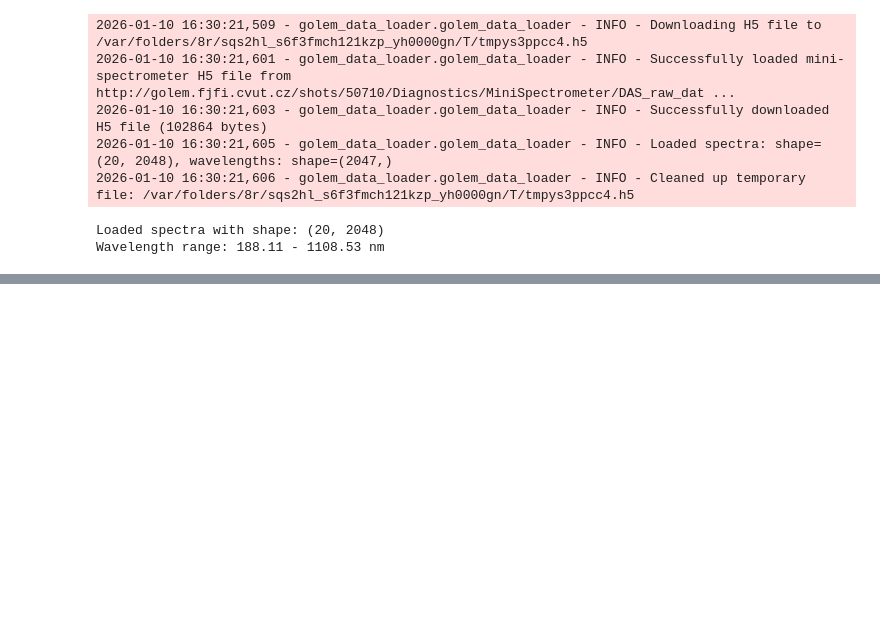
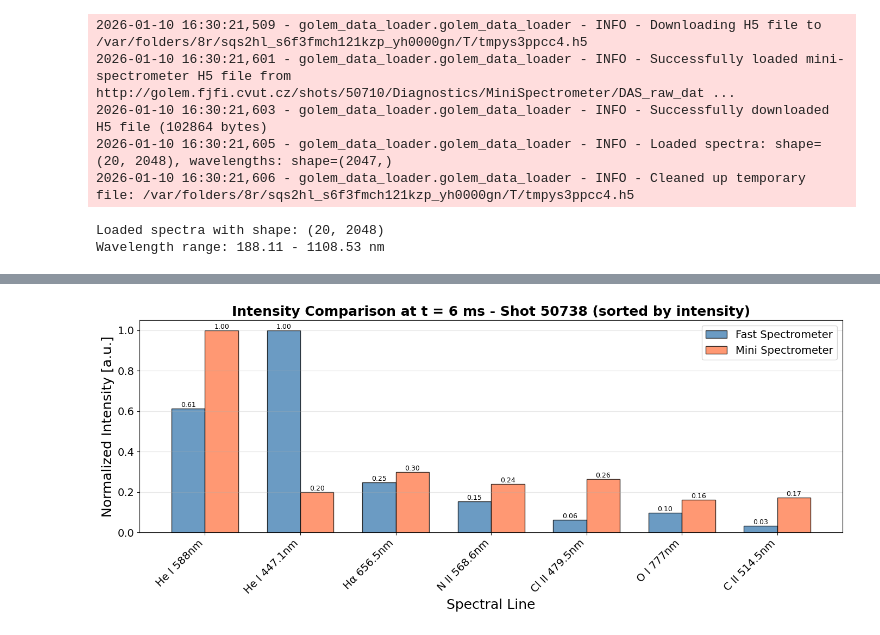
Before and after one commit to samostanek/PRPL2025_ZS, a Jupyter notebook: fast_spectrometry_graphs.ipynb, the cells around one changed output, grey strips where cells are left out. Drawn from its saved outputs; the diff is of its cells as text; code cells hidden in the pictures; blank space fills up the shorter version.

```diff
--- a/fast_spectrometry_graphs.ipynb
+++ b/fast_spectrometry_graphs.ipynb
@@ -304,0 +328,97 @@ plt.show()
+# %%
+# Time point to compare (in milliseconds)
+t = 6  # ms
+
+# Prepare data for histogram
+line_names = []
+fast_spec_intensities = []
+mini_spec_intensities = []
+
+for peak in peaks:
+    if peak['name'] == "Whole":
+        continue
+
+    line_names.append(peak["name"])
+
+    # --- Fast Spectrometer intensity at time t ---
+    # Get time and intensity data from fast spectrometer
+    start_index = np.nonzero(peak["fs_data"].iloc[:, 0] > 1e-3)[0][0]
+    t_fs = peak["fs_data"].iloc[:, 0][start_index:] * 1e3  # convert to ms
+    u_fs = peak["fs_data"].iloc[:, 1][start_index:]
+
+    # Interpolate fast spectrometer intensity at time t
+    fast_intensity = np.interp(t, t_fs, u_fs)
+    fast_spec_intensities.append(fast_intensity)
+
+    # --- Mini Spectrometer intensity at time t ---
+    # Compute mini spectrometer intensity using the extracted function
+    mini_spectrometer_t, mini_spectrometer_intensity = compute_mini_spectrometer_intensity(
+        Spectra, Wavelengths, peak["wavelength"], peak["fwhm"], qe_data, peak["qe_channel"]
+    )
+
+    # Interpolate mini spectrometer intensity at time t
+    mini_intensity = np.interp(t, mini_spectrometer_t, mini_spectrometer_intensity)
+    mini_spec_intensities.append(mini_intensity)
+
+# Normalize intensities for comparison (each spectrometer separately)
+fast_spec_intensities = np.array(fast_spec_intensities)
+mini_spec_intensities = np.array(mini_spec_intensities)
+
+# Normalize to 0-1 range
+if fast_spec_intensities.max() > 0:
+    fast_spec_normalized = fast_spec_intensities / fast_spec_intensities.max()
+else:
+    fast_spec_normalized = fast_spec_intensities
+
+if mini_spec_intensities.max() > 0:
+    mini_spec_normalized = mini_spec_intensities / mini_spec_intensities.max()
+else:
+    mini_spec_normalized = mini_spec_intensities
+
+# Sort by average intensity (descending order)
+avg_intensity = (fast_spec_normalized + mini_spec_normalized) / 2
+sort_indices = np.argsort(avg_intensity)[::-1]  # descending order
+
+line_names_sorted = [line_names[i] for i in sort_indices]
+fast_spec_sorted = fast_spec_normalized[sort_indices]
+mini_spec_sorted = mini_spec_normalized[sort_indices]
+
+# Create the bar chart
+fig, ax = plt.subplots(figsize=(14, 6))
+
+x = np.arange(len(line_names_sorted))
+width = 0.35
+
+bars1 = ax.bar(x - width/2, fast_spec_sorted, width, label='Fast Spectrometer',
+               color='steelblue', alpha=0.8, edgecolor='black')
+bars2 = ax.bar(x + width/2, mini_spec_sorted, width, label='Mini Spectrometer',
+               color='coral', alpha=0.8, edgecolor='black')
+
+# Add value labels on top of bars
+for bar in bars1:
+    height = bar.get_height()
+    ax.text(bar.get_x() + bar.get_width()/2., height,
+            f'{height:.2f}', ha='center', va='bottom', fontsize=9)
+
+for bar in bars2:
+    height = bar.get_height()
+    ax.text(bar.get_x() + bar.get_width()/2., height,
+            f'{height:.2f}', ha='center', va='bottom', fontsize=9)
+
+ax.set_xlabel('Spectral Line')
+ax.set_ylabel('Normalized Intensity [a.u.]')
+ax.set_title(f'Intensity Comparison at t = {t} ms - Shot {shotno} (sorted by intensity)', fontweight='bold')
+ax.set_xticks(x)
+ax.set_xticklabels(line_names_sorted, rotation=45, ha='right')
+ax.legend()
+ax.grid(True, alpha=0.3, axis='y')
+
+plt.tight_layout()
+plt.show()
+
+print(f"\nIntensity values at t = {t} ms (sorted by average intensity):")
+print("-" * 60)
+for i, name in enumerate(line_names_sorted):
+    print(f"{name:20s}: Fast={fast_spec_sorted[i]:.3f}, Mini={mini_spec_sorted[i]:.3f}")
+# %% [output]
+[figure, added]
```
Also changed, not shown: parts of 10 cells of this notebook.
